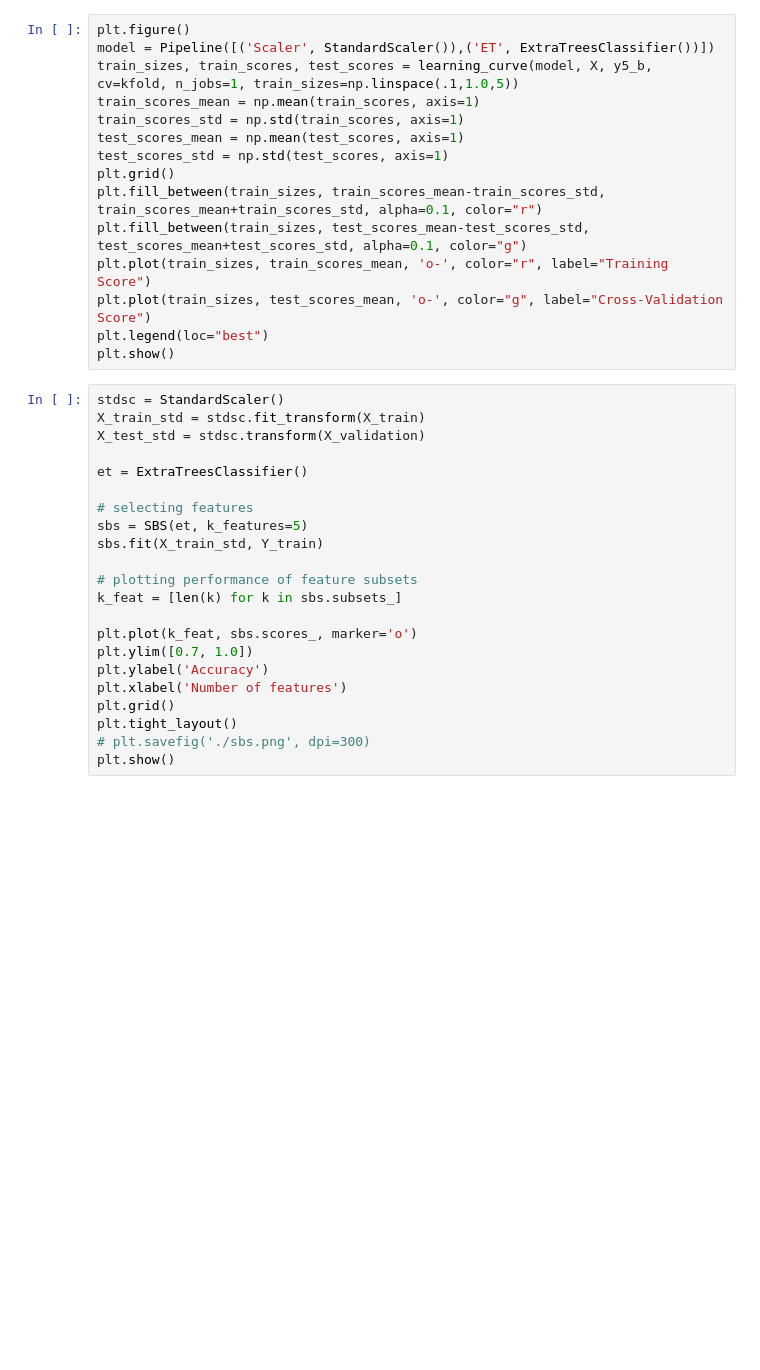
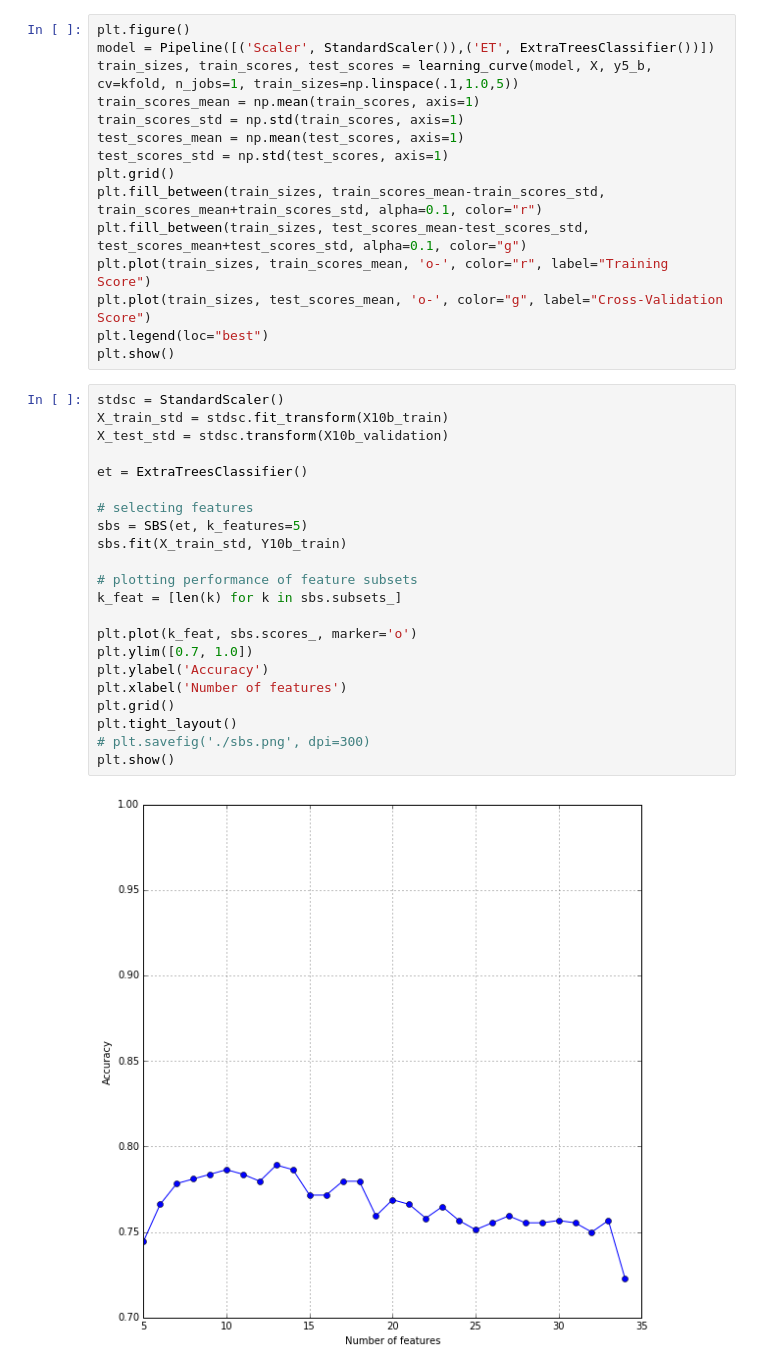
Before and after one commit to rahulmkumar/ml-introduction, a Jupyter notebook: 07_Swing_trading_model.ipynb, the cells around one changed output. Cells and saved outputs as stored; diff of their text form; blank space fills up the shorter version.

```diff
--- a/07_Swing_trading_model.ipynb
+++ b/07_Swing_trading_model.ipynb
@@ -462,25 +606,27 @@ plt.legend(loc="best")
 plt.show()
 # %%
 stdsc = StandardScaler()
-X_train_std = stdsc.fit_transform(X_train)
-X_test_std = stdsc.transform(X_validation)
+X_train_std = stdsc.fit_transform(X10b_train)
+X_test_std = stdsc.transform(X10b_validation)
 
 et = ExtraTreesClassifier()
 
 # selecting features
 sbs = SBS(et, k_features=5)
-sbs.fit(X_train_std, Y_train)
+sbs.fit(X_train_std, Y10b_train)
 
 # plotting performance of feature subsets
 k_feat = [len(k) for k in sbs.subsets_]
 
 plt.plot(k_feat, sbs.scores_, marker='o')
 plt.ylim([0.7, 1.0])
 plt.ylabel('Accuracy')
 plt.xlabel('Number of features')
 plt.grid()
 plt.tight_layout()
 # plt.savefig('./sbs.png', dpi=300)
 plt.show()
+# %% [output]
+[figure, added]
 # %%
 k5 = list(sbs.subsets_[10])
```
Also changed, not shown: parts of 35 cells of this notebook.
